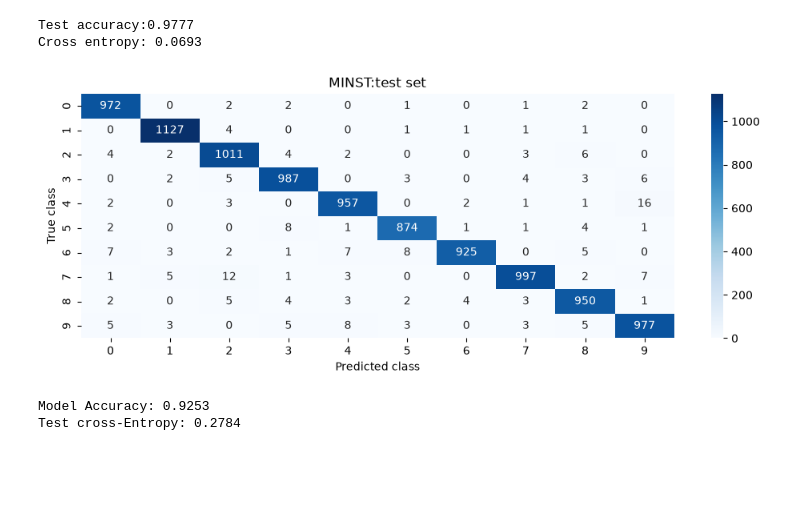
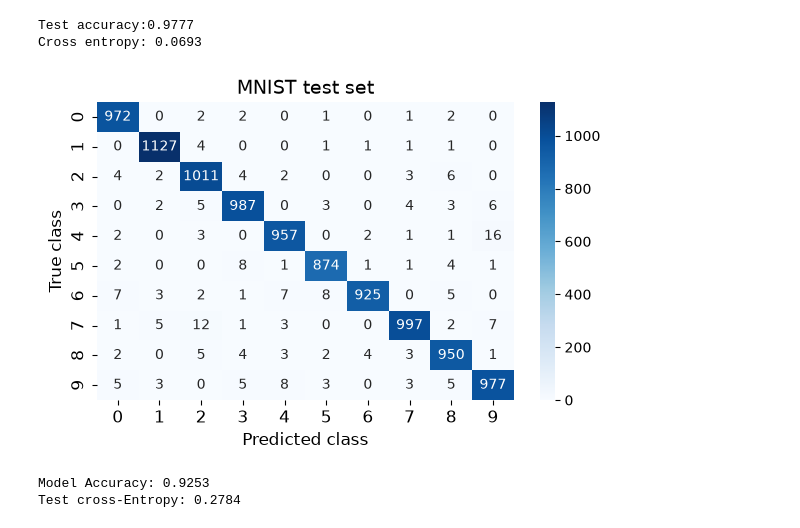
Before and after one commit to synneosen/Project-2, a Jupyter notebook: Code/part_e_classification_an.ipynb, the cells around one changed output. Cells and saved outputs as stored; diff of their text form; code cells hidden in the pictures; blank space fills up the shorter version.

```diff
--- a/Code/part_e_classification_an.ipynb
+++ b/Code/part_e_classification_an.ipynb
@@ -315,14 +342,18 @@ print(f"Cross entropy: {test_ce:.4f}")
 Test accuracy:0.9777
 Cross entropy: 0.0693
 # %%
-fig, ax = plt.subplots(figsize=(10,4))
+fig, ax = plt.subplots(figsize=(6,4))
 cm = np.zeros((10,10), dtype=int)
 np.add.at(cm, (y_test, y_pred_test), 1)
-confusion_matrix = plot_confusion(cm, class_labels=np.arange(10), title="MINST:test set", ax=ax)
+confusion_matrix = plot_confusion(cm, class_labels=np.arange(10), title="MNIST:test set", ax=ax)
+ax.set_title("MNIST test set", fontsize=14)
+ax.xaxis.label.set_size(12)
+ax.yaxis.label.set_size(12)
+ax.tick_params(axis="both", labelsize=12)
 plt.tight_layout()
 plt.show()
 # %% [output]
-[figure, old version]
+[figure, new version]
 # %%
 # Initialize the model (multinomial logistic regression with the saga solver)
 model_logreg = LogisticRegression(solver="saga", max_iter=1000, random_state=2026)
```
Also changed, not shown: parts of 11 cells of this notebook, 1 other file.
